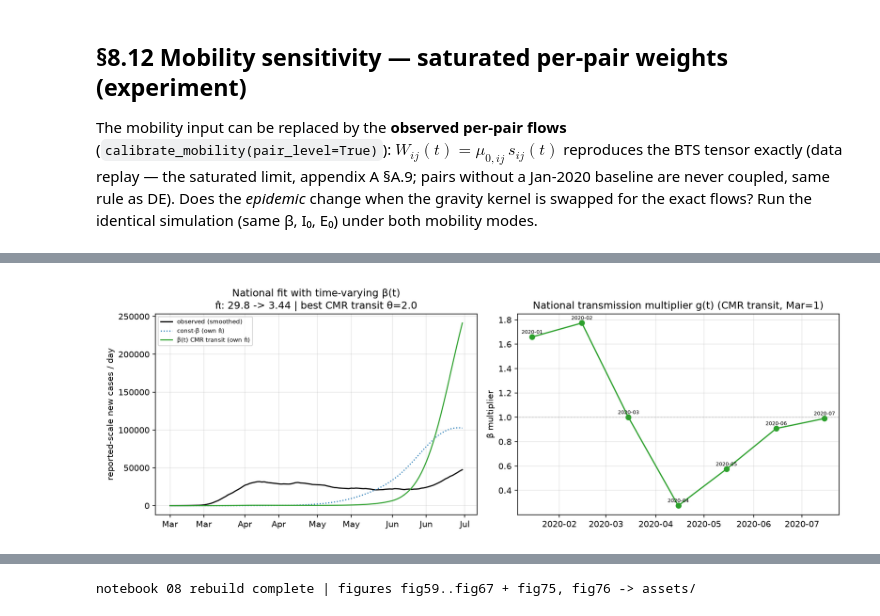
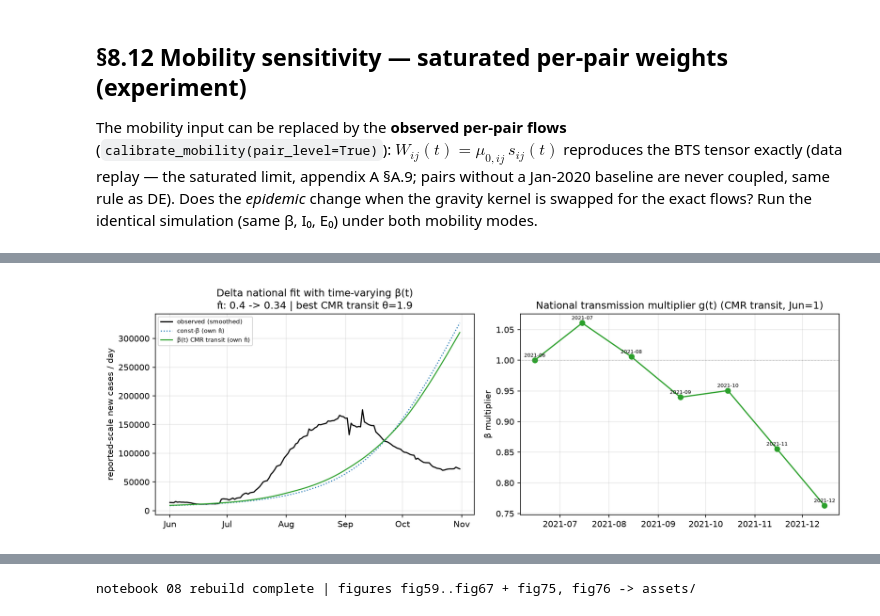
Before and after one commit to Zikai311/US_COVID, a Jupyter notebook: notebooks/08_metapopulation.ipynb, the cells around one changed output, grey strips where cells are left out. Saved outputs shown, nothing was run; the diff lists cells and outputs as text; code cells hidden in the pictures.

```diff
--- a/notebooks/08_metapopulation.ipynb
+++ b/notebooks/08_metapopulation.ipynb
@@ -50,8 +51,8 @@ warnings.filterwarnings('ignore')
 plt.rcParams.update({'figure.dpi': 110, 'savefig.dpi': 150})
 ASSETS = '../assets'
 DAY0 = pd.Timestamp('2020-01-01')
-T0  = (pd.Timestamp('2020-03-01') - DAY0).days    # 60
-TMAX = (pd.Timestamp('2020-06-30') - DAY0).days   # 182
+T0  = (pd.Timestamp('2021-06-01') - DAY0).days    # 517 (Delta wave-4 start)
+TMAX = (pd.Timestamp('2021-10-31') - DAY0).days   # 669 (Delta wave-4 end)
 
 def show_fig(path):
     from IPython.display import Image, display
@@ -377,6 +386,6 @@ $\pi_0 = 0.1$ (IC-level assumption only; documented in §8.11):
 # %%
-pi0 = 0.1  # IC-level assumed reporting fraction (display-adjusted later)
-seed_date = pd.Timestamp('2020-03-01')
+pi0 = 0.3  # IC-level assumed reporting fraction (2021 testing; display-adjusted later)
+seed_date = pd.Timestamp('2021-06-01')
 I0, E0 = {}, {}
 for code in JURISDICTIONS:
     name = CODE_TO_NAME[code]
@@ -386,7 +395,7 @@ for code in JURISDICTIONS:
     E0[code] = I0[code] * (rs[code] + gamma) / sigma
 
 seeded = {c: v for c, v in I0.items() if v > 0}
-print(f'states seeded on 2020-03-01: {len(seeded)}/56 | national I0 (true-scale) = {sum(seeded.values()):,.0f}')
+print(f'states seeded on 2021-06-01: {len(seeded)}/56 | national I0 (true-scale) = {sum(seeded.values()):,.0f}')
 top = sorted(seeded.items(), key=lambda kv: -kv[1])[:8]
 for c, v in top:
     print(f'  {CODE_TO_NAME[c]:<24} I0 = {v:>10,.1f}   E0 = {E0[c]:>10,.1f}')
@@ -485,6 +499,6 @@ seed states (Washington), and the mid-March wave (Michigan, Louisiana).
 # %%
-sel8 = ['New York', 'New Jersey', 'California', 'Florida',
-              'Texas', 'Washington', 'Michigan', 'Louisiana']
+sel8 = ['Florida', 'Louisiana', 'Arkansas', 'Texas', 'Alabama',
+              'New York', 'New Jersey', 'California']
 fig, axes = plt.subplots(2, 4, figsize=(14, 6.8), sharex=True)
 for axx, name in zip(axes.ravel(), sel8):
     code = NAME_TO_CODE[name]
@@ -529,8 +544,8 @@ ons_mo, ons_ob, skipped = [], [], []
 for code in JURISDICTIONS:
     i = JURISDICTIONS.index(code)
     name = CODE_TO_NAME[code]
-    sub = us[(us.state == name) & (us.date >= pd.Timestamp('2020-03-01'))
-             & (us.date <= pd.Timestamp('2020-06-30'))]
+    sub = us[(us.state == name) & (us.date >= pd.Timestamp('2021-06-01'))
+             & (us.date <= pd.Timestamp('2021-10-31'))]
     if sub.empty or sub['new_cases_smooth'].max() <= 0:
         skipped.append(code)
         continue
@@ -542,8 +557,8 @@ for code in JURISDICTIONS:
     ons_ob.append(int(o_ob)); ons_mo.append(int(o_mo))
 rho = spearmanr(ons_mo, ons_ob)[0]
 print(f'states compared: {len(ons_ob)}/56 | Spearman(onset order) = {rho:.3f}')
-print('skipped (no observed wave-1 cases):', [CODE_TO_NAME[c] for c in skipped])
-print('model onset range (days from Mar 1):',
+print('skipped (no observed Delta cases):', [CODE_TO_NAME[c] for c in skipped])
+print('model onset range (days from Jun 1):',
       min(ons_mo), '->', max(ons_mo), '| observed range:',
       min(ons_ob), '->', max(ons_ob))
 
@@ -557,7 +572,7 @@ for code, x, y in sorted(zip(JURISDICTIONS, ons_ob, ons_mo),
                 textcoords='offset points')
 ax.set_xlabel('observed onset day (days since 2020-01-01)')
 ax.set_ylabel('model onset day')
-ax.set_title(f'Wave-1 outbreak onset: observed vs model (Spearman rho = {rho:.2f})')
+ax.set_title(f'Delta wave onset: observed vs model (Spearman rho = {rho:.2f})')
 plt.tight_layout(); plt.savefig(f'{ASSETS}/fig67_onset_timing.png'); plt.show()
 show_fig(f'{ASSETS}/fig67_onset_timing.png')
 # %% [output]
@@ -800,23 +803,23 @@ R2(log)   : const-beta -3.18 -> beta(t) -2.29
 # %%
 g_nat = g_best.mean(0)
 fig, axes = plt.subplots(1, 2, figsize=(12.5, 4.3))
 axes[0].plot(dates, nat_obs, lw=1.4, color='k', label='observed (smoothed)')
 axes[0].plot(dates, nat_model / pi_hat, lw=1.3, color='C0', ls=':', label='const-β (own π̂)')
 axes[0].plot(dates, nat2v / ph2, lw=1.3, color='C2', label=f'β(t) {drv} (own π̂)')
 axes[0].set_ylabel('reported-scale new cases / day')
-axes[0].set_title(f'National fit with time-varying β(t)\nπ̂: {pi_hat:.1f} -> {ph2:.2f} | best {drv} θ={pbest:.1f}')
+axes[0].set_title(f'Delta national fit with time-varying β(t)\nπ̂: {pi_hat:.1f} -> {ph2:.2f} | best {drv} θ={pbest:.1f}')
 axes[0].xaxis.set_major_formatter(mdates.DateFormatter('%b'))
 axes[0].legend(fontsize=7); axes[0].grid(alpha=0.3)
-months_dates = [pd.Timestamp(f'{y:04d}-{m:02d}-15') for y, m in months[:7]]
-axes[1].plot(months_dates, g_nat[:7], 'o-', color='C2')
-for i, (y, m) in enumerate(months[:7]):
-    axes[1].annotate(f'{y}-{m:02d}', (months_dates[i], g_nat[i]), fontsize=6,
+months_dates = [pd.Timestamp(f'{y:04d}-{m:02d}-15') for y, m in months[17:24]]
+axes[1].plot(months_dates, g_nat[17:24], 'o-', color='C2')
+for i, (y, m) in enumerate(months[17:24]):
+    axes[1].annotate(f'{y}-{m:02d}', (months_dates[i], g_nat[17:24][i]), fontsize=6,
                      xytext=(0, 4), textcoords='offset points', ha='center')
 axes[1].axhline(1, color='grey', lw=0.6, ls=':')
-axes[1].set_title('National transmission multiplier g(t) (CMR transit, Mar=1)')
+axes[1].set_title('National transmission multiplier g(t) (CMR transit, Jun=1)')
 axes[1].set_ylabel('β multiplier'); axes[1].grid(alpha=0.3)
 plt.tight_layout()
 plt.savefig(f'{ASSETS}/fig76_beta_t_fit.png'); plt.show()
 show_fig(f'{ASSETS}/fig76_beta_t_fit.png')
 # %% [output]
-[figure, old version]
+[figure, new version]
```
Also changed, not shown: parts of 22 cells of this notebook, 7 other files.
